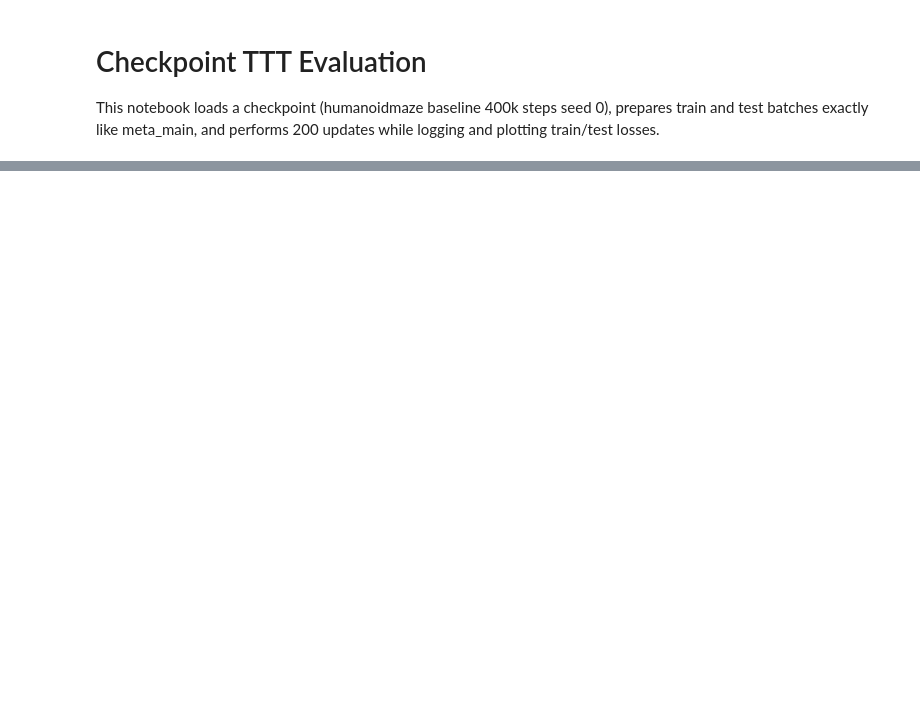
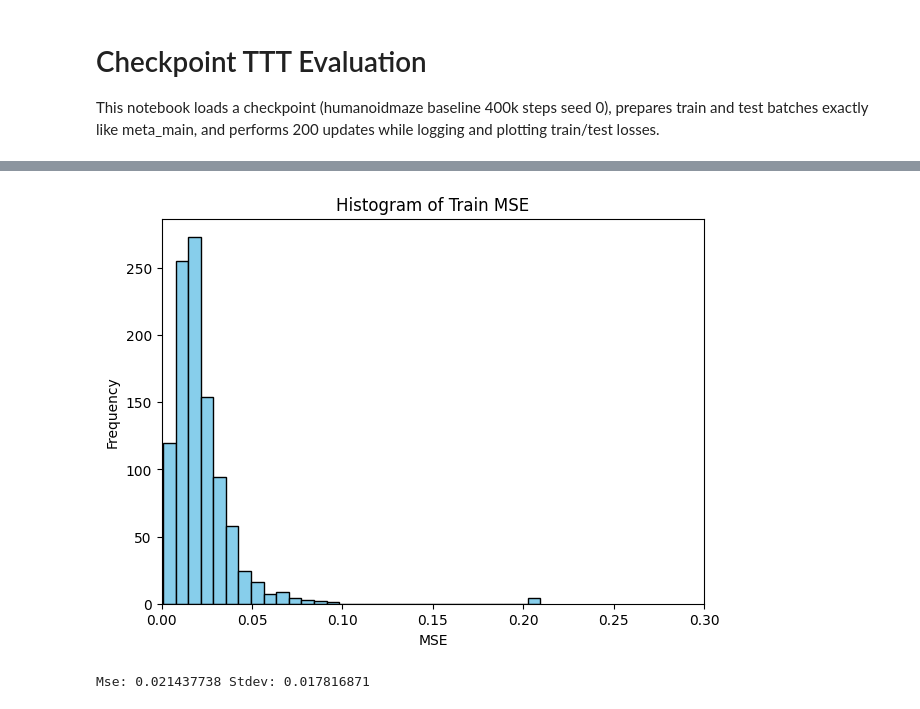
Before and after one commit to antoniomari/meta-gc-rl, a Jupyter notebook: notebooks/checkpoint_ttt_eval.ipynb, the cells around one changed output, grey strips where cells are left out. Cells and saved outputs as stored; diff of their text form; code cells hidden in the pictures; blank space fills up the shorter version.

```diff
--- a/notebooks/checkpoint_ttt_eval.ipynb
+++ b/notebooks/checkpoint_ttt_eval.ipynb
@@ -287,0 +1015,20 @@ Maze unit: 4.0, Offset: (4, 4)
+# %%
+import jax.numpy as jnp
+import matplotlib.pyplot as plt
+import numpy as np
+
+dist_train = agent_ft.network.select('actor')(train_batch['observations'], train_batch['actor_goals'], params=agent_ft.network.updated_params_list[0])
+
+mse_train = jnp.mean((dist_train.mode() - train_batch['actions']) ** 2, axis=-1)
+mse_train_flat = jnp.asarray(mse_train).flatten()
+plt.figure(figsize=(7,5))
+plt.hist(np.asarray(mse_train_flat), bins=30, color='skyblue', edgecolor='black')
+plt.xlim(0, 0.3)
+plt.title('Histogram of Train MSE')
+plt.xlabel('MSE')
+plt.ylabel('Frequency')
+plt.show()
+print("Mse:", jnp.mean(mse_train), "Stdev:", jnp.std(mse_train))
+# %% [output]
+[figure, added]
+Mse: 0.021437738 Stdev: 0.017816871
```
Also changed, not shown: parts of 20 cells of this notebook, 15 other files.
